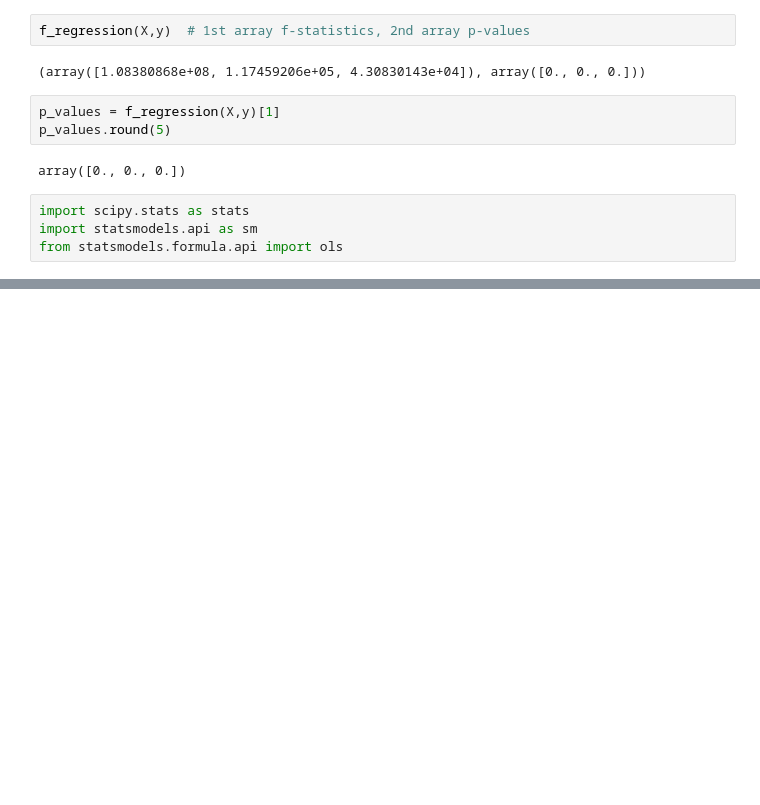
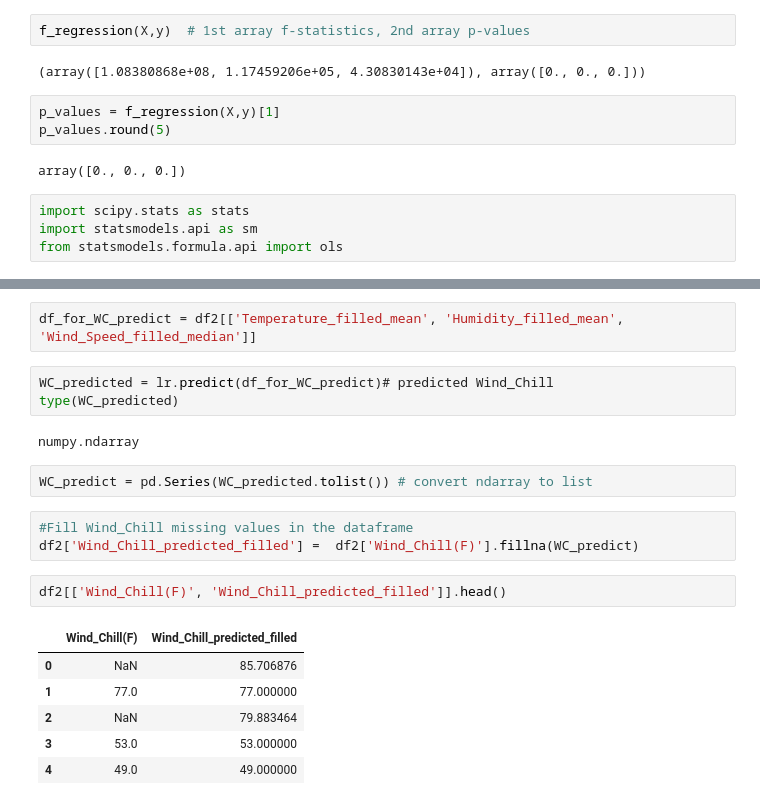
Before and after one commit to ssatti0/Springboard_work, a Jupyter notebook: Capstone 1 project/Wind_Chill Prediction tests.ipynb, the cells around one changed output, grey strips where cells are left out. Drawn from its saved outputs; the diff is of its cells as text; blank space fills up the shorter version.

```diff
--- a/Capstone 1 project/Wind_Chill Prediction tests.ipynb
+++ b/Capstone 1 project/Wind_Chill Prediction tests.ipynb
@@ -293,0 +313,21 @@ The coefficients and intercept are shown in the table.
+# %%
+df_for_WC_predict = df2[['Temperature_filled_mean', 'Humidity_filled_mean', 'Wind_Speed_filled_median']]
+# %%
+WC_predicted = lr.predict(df_for_WC_predict)# predicted Wind_Chill
+type(WC_predicted)
+# %% [output]
+numpy.ndarray
+# %%
+WC_predict = pd.Series(WC_predicted.tolist()) # convert ndarray to list
+# %%
+#Fill Wind_Chill missing values in the dataframe
+df2['Wind_Chill_predicted_filled'] =  df2['Wind_Chill(F)'].fillna(WC_predict)
+# %%
+df2[['Wind_Chill(F)', 'Wind_Chill_predicted_filled']].head()
+# %% [output]
+|  | Wind_Chill(F) | Wind_Chill_predicted_filled |
+| 0 | NaN | 85.706876 |
+| 1 | 77.0 | 77.000000 |
+| 2 | NaN | 79.883464 |
+| 3 | 53.0 | 53.000000 |
+| 4 | 49.0 | 49.000000 |
```
Also changed, not shown: parts of 21 cells of this notebook.
